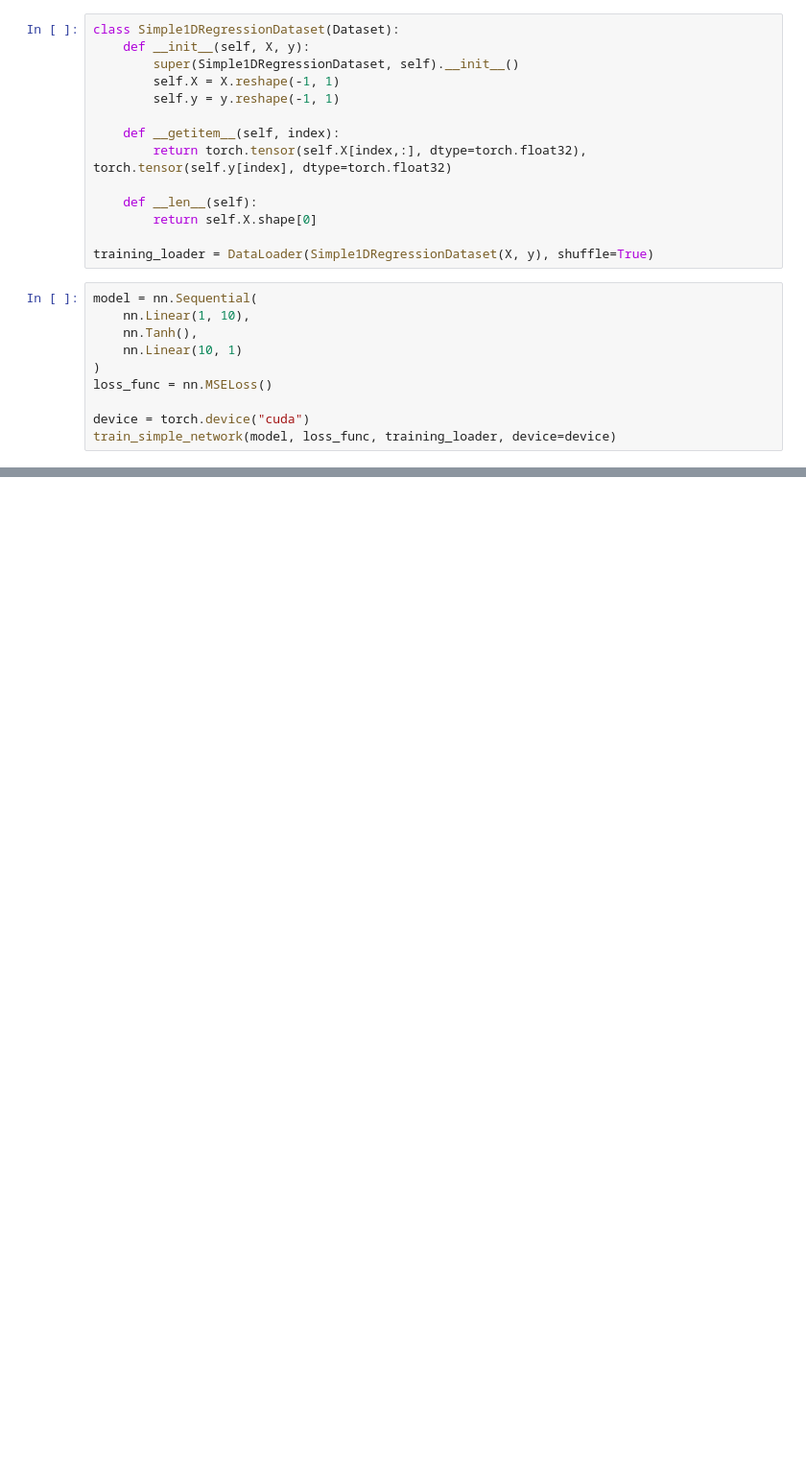
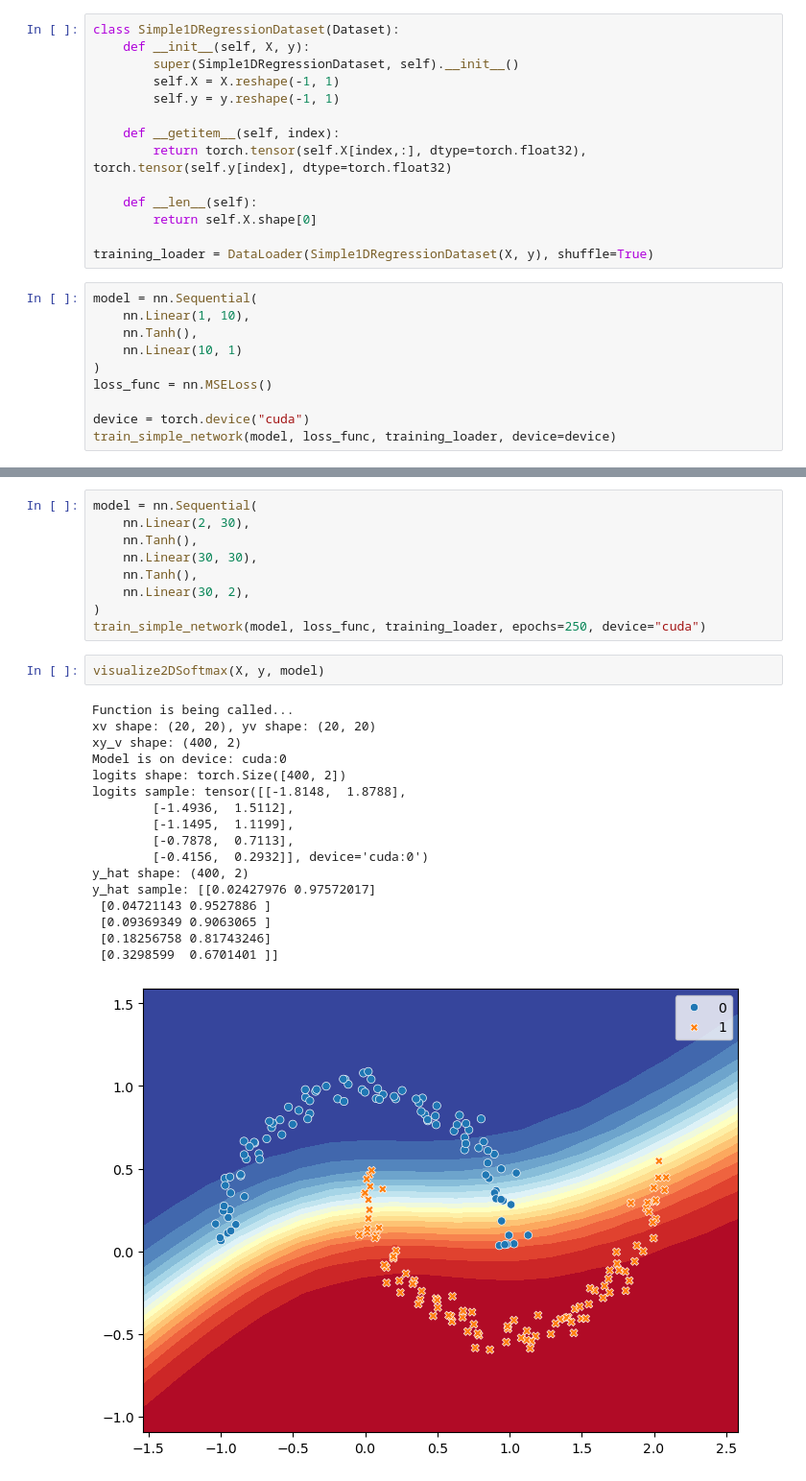
Before and after one commit to Yanzhiii/DLBasic, a Jupyter notebook: 2_FCN.ipynb, the cells around one changed output, grey strips where cells are left out. Shown at 96% size. Cells and saved outputs as stored; diff of their text form; blank space fills up the shorter version.

```diff
--- a/2_FCN.ipynb
+++ b/2_FCN.ipynb
@@ -68,0 +149,29 @@ with torch.no_grad():
+# %%
+model = nn.Sequential(
+    nn.Linear(2, 30),
+    nn.Tanh(),
+    nn.Linear(30, 30),
+    nn.Tanh(),
+    nn.Linear(30, 2),
+)
+train_simple_network(model, loss_func, training_loader, epochs=250, device="cuda")
+# %%
+visualize2DSoftmax(X, y, model)
+# %% [output]
+Function is being called...
+xv shape: (20, 20), yv shape: (20, 20)
+xy_v shape: (400, 2)
+Model is on device: cuda:0
+logits shape: torch.Size([400, 2])
+logits sample: tensor([[-1.8148,  1.8788],
+        [-1.4936,  1.5112],
+        [-1.1495,  1.1199],
+        [-0.7878,  0.7113],
+        [-0.4156,  0.2932]], device='cuda:0')
+y_hat shape: (400, 2)
+y_hat sample: [[0.02427976 0.97572017]
+ [0.04721143 0.9527886 ]
+ [0.09369349 0.9063065 ]
+ [0.18256758 0.81743246]
+ [0.3298599  0.6701401 ]]
+[figure, added]
```
Also changed, not shown: parts of 17 cells of this notebook, 2 other files.
